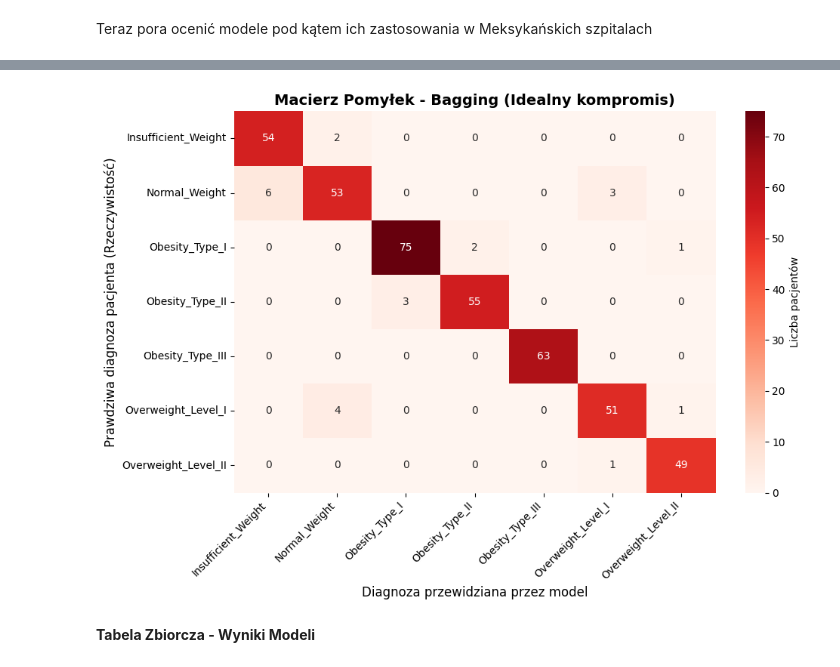
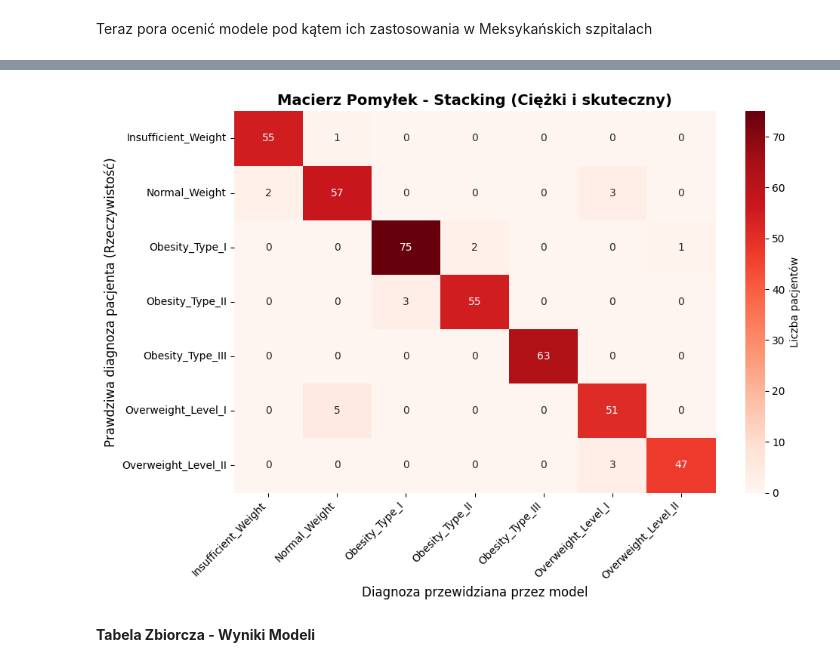
Before and after one commit to Zajecia-na-PWr-LR/lista-5-altMIchal, a Jupyter notebook: ml_lab05_1.ipynb, the cells around one changed output, grey strips where cells are left out. Drawn from its saved outputs; the diff is of its cells as text; code cells hidden in the pictures.

```diff
--- a/ml_lab05_1.ipynb
+++ b/ml_lab05_1.ipynb
@@ -560,10 +560,10 @@ plot_confusion_matrix("Drzewo Decyzyjne (Lekkie i szybkie)", decision_tree, X_te
-# %%
-unlimited_tree_bagging = BaggingClassifier(estimator=DecisionTreeClassifier(random_state=42), random_state=42)
-unlimited_tree_bagging.fit(X_train, y_train)
-
-plot_confusion_matrix("Bagging (Idealny kompromis)", unlimited_tree_bagging, X_test, y_test)
-# %% [output]
-[figure, removed]
+# %%
+stacking = StackingClassifier(estimators=basic_models, final_estimator=meta_model, cv=5)
+stacking.fit(X_train, y_train)
+
+plot_confusion_matrix("Stacking (Ciężki i skuteczny)", stacking, X_test, y_test)
+# %% [output]
+[figure, added]
 # %% [markdown]
 **Tabela Zbiorcza - Wyniki Modeli**
 # %%
```
Also changed, not shown: parts of 9 cells of this notebook.
